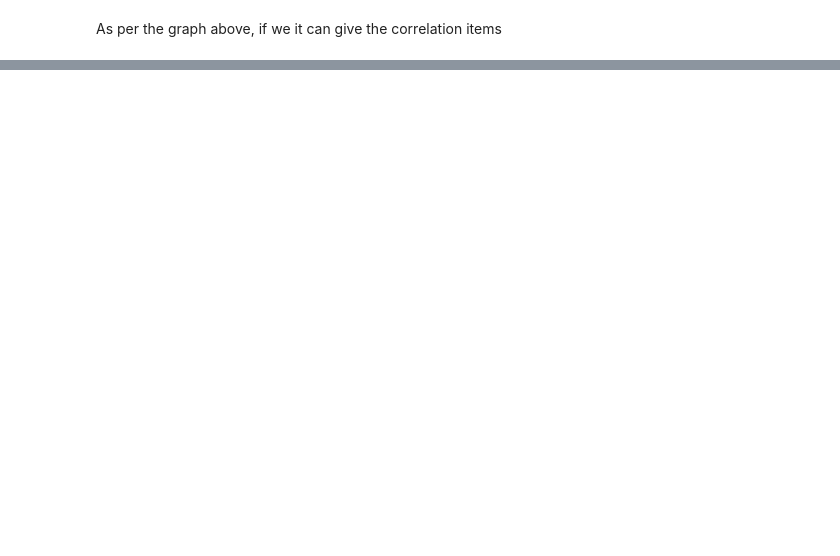
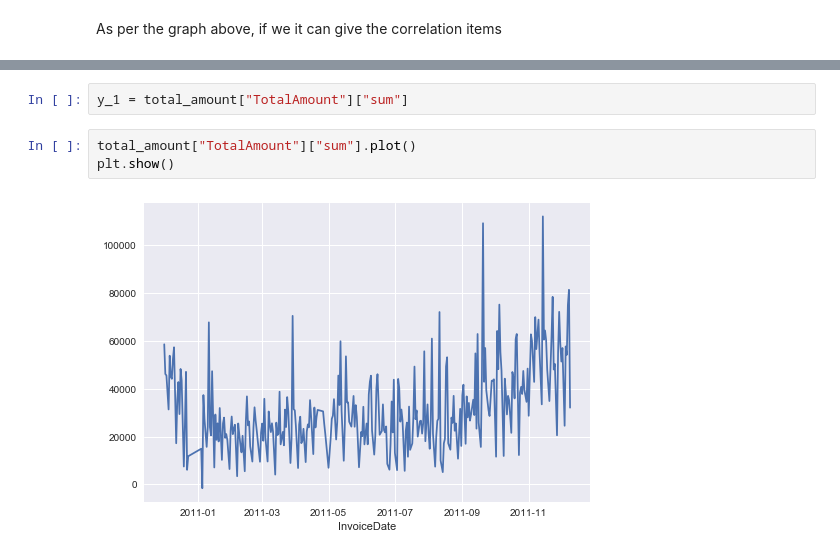
Before and after one commit to JAsanka/BUSINESS-INTELLIGENCE-SYSTEM, a Jupyter notebook: Untitled1.ipynb, the cells around one changed output, grey strips where cells are left out. Saved outputs shown, nothing was run; the diff lists cells and outputs as text; blank space fills up the shorter version.

```diff
--- a/Untitled1.ipynb
+++ b/Untitled1.ipynb
@@ -372,0 +424,7 @@ qty_pred
+# %%
+y_1 = total_amount["TotalAmount"]["sum"]
+# %%
+total_amount["TotalAmount"]["sum"].plot()
+plt.show()
+# %% [output]
+[figure, added]
```
Also changed, not shown: parts of 29 cells of this notebook.
